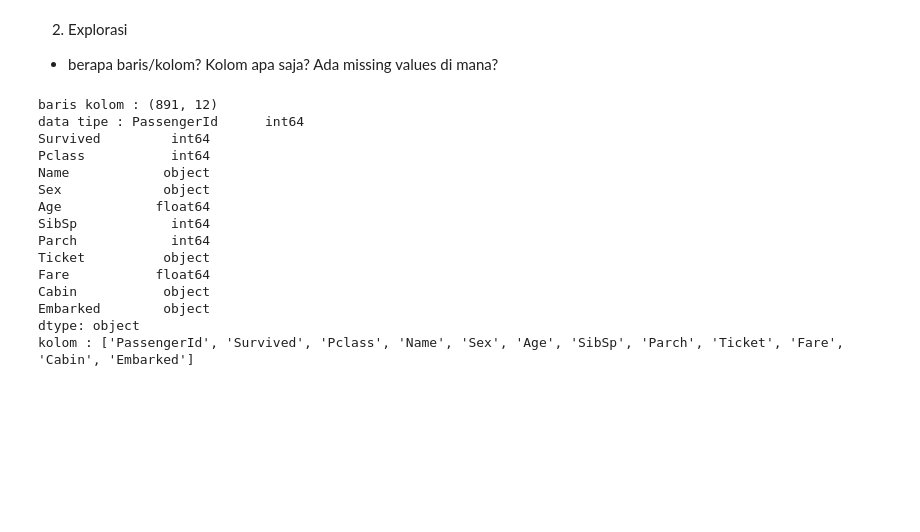
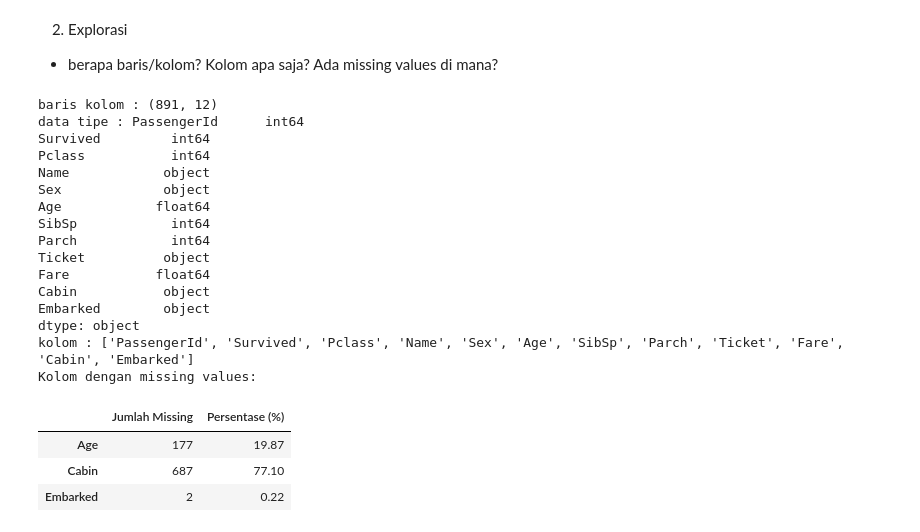
Before and after one commit to sulthanalihsan/data-science-2026, a Jupyter notebook: Pertemuan2_Muhamad_Sulthan_Al_Ihsan_250401020154.ipynb, the cells around one changed output. Cells and saved outputs as stored; diff of their text form; code cells hidden in the pictures; blank space fills up the shorter version.

```diff
--- a/Pertemuan2_Muhamad_Sulthan_Al_Ihsan_250401020154.ipynb
+++ b/Pertemuan2_Muhamad_Sulthan_Al_Ihsan_250401020154.ipynb
@@ -337,23 +349,44 @@ values di mana?
 # %%
 # Jumlah baris dan kolom
 print(f"baris kolom : {df.shape}")
 # data tipe
 print(f"data tipe : {df.dtypes}")
 # daftar kolom
 print(f"kolom : {df.columns.tolist()}")
+
+# Jumlah missing kolom
+missing_col = df.isnull().sum()
+
+# Persentase missing values
+persentase = (df.isnull().sum() / len(df) * 100).round(2)
+
+# Gabung menjadi tabel
+missing_df = pd.DataFrame({
+    'Jumlah Missing': missing_col,
+    'Persentase (%)': persentase
+})
+
+# Tampilkan hanya kolom yang punya missing values
+print("Kolom dengan missing values:")
+missing_df[missing_df['Jumlah Missing'] > 0]
 # %% [output]
 baris kolom : (891, 12)
 data tipe : PassengerId      int64
 Survived         int64
 Pclass           int64
 Name            object
 Sex             object
 Age            float64
 SibSp            int64
 Parch            int64
 Ticket          object
 Fare           float64
 Cabin           object
 Embarked        object
 dtype: object
 kolom : ['PassengerId', 'Survived', 'Pclass', 'Name', 'Sex', 'Age', 'SibSp', 'Parch', 'Ticket', 'Fare', 'Cabin', 'Embarked']
+Kolom dengan missing values:
+|  | Jumlah Missing | Persentase (%) |
+| Age | 177 | 19.87 |
+| Cabin | 687 | 77.10 |
+| Embarked | 2 | 0.22 |
```
Also changed, not shown: parts of 7 cells of this notebook.
